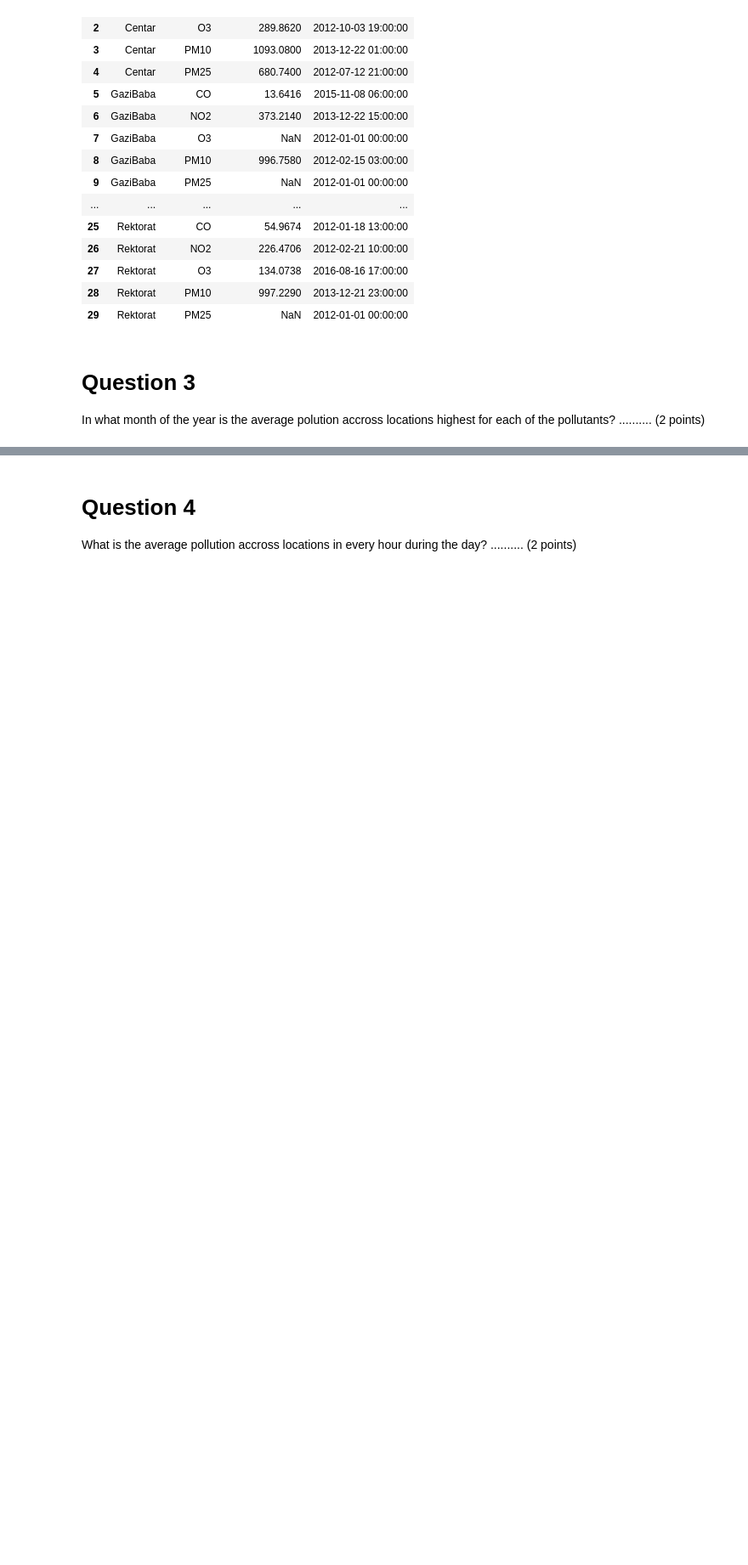
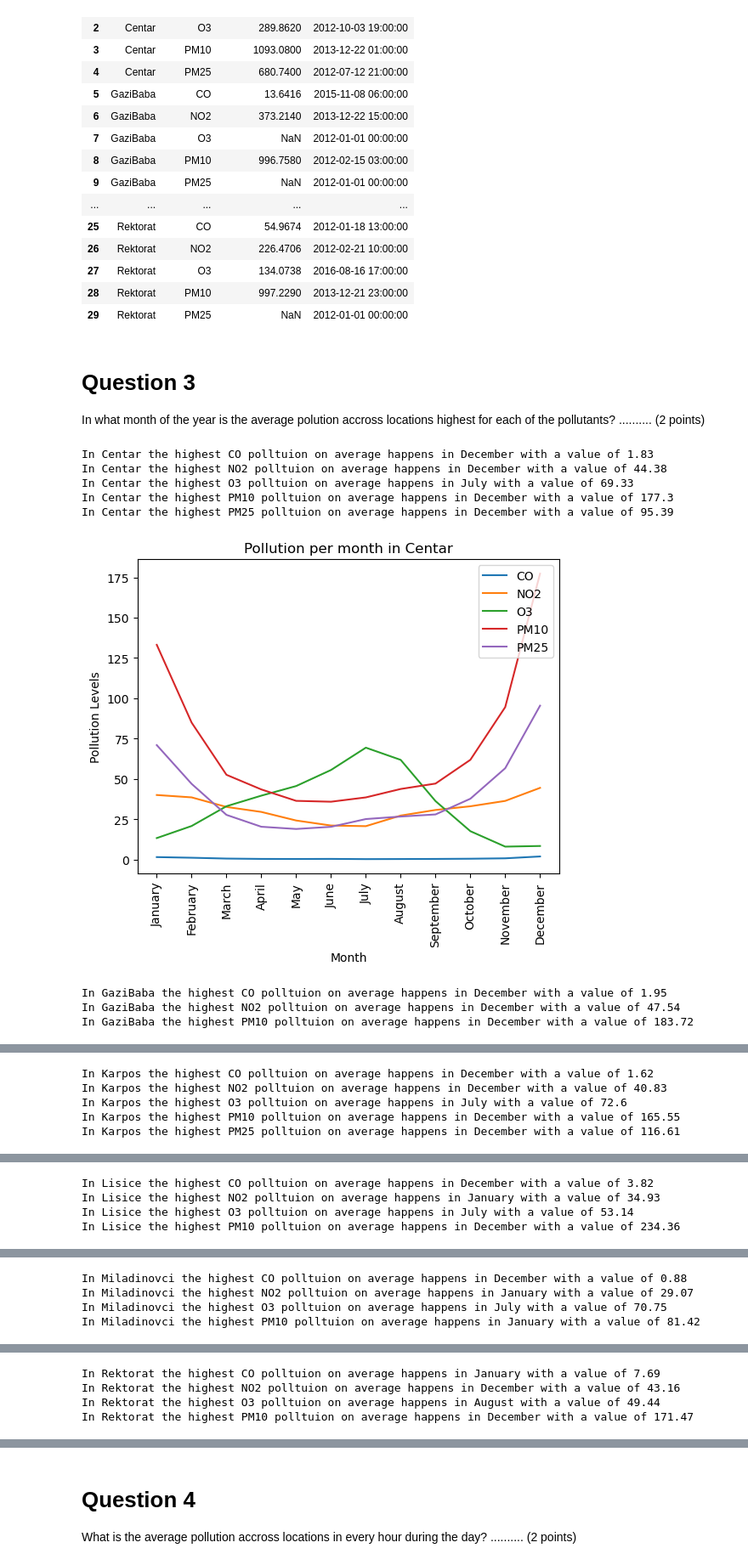
Before and after one commit to zdravozdravo/air-pollution-repo, a Jupyter notebook: 03 Air Pollution.ipynb, the cells around one changed output, grey strips where cells are left out. Shown at 85% size. Drawn from its saved outputs; the diff is of its cells as text; code cells hidden in the pictures; blank space fills up the shorter version.

```diff
--- a/03 Air Pollution.ipynb
+++ b/03 Air Pollution.ipynb
@@ -274,8 +270,44 @@ In what month of the year is the average polution accross locations highest for
 # %%
 # Solution
 
-# IDEJA ZA SEKOJA LOKACIJA POSEBNO DA GI PODELAM
-# I POSLE DA IMA LINII ZA SEKOJ POLUTANT DA IDE NAGORE NADOLE ZA SEKOJ MESEC
 
-# SLICNO KAKO STO E NA LINKOV -- > https://air.moepp.gov.mk/?page_id=175
-# ALI 5 pati, PO 1 ZA SEKOJA LOKACIJA OFC
+# USED IN THE PLOTTING FUNCTION
+months_list = [ month for month in df['datetime'].dt.month_name().unique() ]
+
+# USED IN THE LOOPS
+location_list = [ loc for loc in df.columns[:6]]
+pollutants_list = [ pollutant for pollutant in df['pollutant_type'].unique() ]
+
+
+for location in location_list:
+    for pollutant in pollutants_list:
+        q3_df = df[df['pollutant_type'] == pollutant]
+        q3_df = q3_df[[location , 'datetime', 'pollutant_type']].groupby(q3_df['datetime'].dt.month).mean()
+
+
+        printable = q3_df.sort_values(by=location, ascending=False)
+        if str(printable.values[0][0]) != 'nan':
+            print(f'In {location} the highest {pollutant} polltuion on average happens in {months_list[int(printable.index[0])-1]} with a value of {round(printable.values[0][0],2)}')
+
+            data_to_plot = pd.DataFrame()
+
+            data_to_plot['Month'] = np.array(months_list)
+            data_to_plot['Pollution Levels'] = q3_df.values
+
+            sns.lineplot(data=data_to_plot, x='Month', y='Pollution Levels', label=pollutant)
+
+    plt.title(f'Pollution per month in {location}')
+    plt.xticks(rotation=90)
+    plt.legend(loc="upper right")
+    plt.show()
+    print("\n\n\n")
+# %% [output]
+In Centar the highest CO polltuion on average happens in December with a value of 1.83
+In Centar the highest NO2 polltuion on average happens in December with a value of 44.38
+In Centar the highest O3 polltuion on average happens in July with a value of 69.33
+In Centar the highest PM10 polltuion on average happens in December with a value of 177.3
+In Centar the highest PM25 polltuion on average happens in December with a value of 95.39
+[figure, added]
+In GaziBaba the highest CO polltuion on average happens in December with a value of 1.95
+In GaziBaba the highest NO2 polltuion on average happens in December with a value of 47.54
+In GaziBaba the highest PM10 polltuion on average happens in December with a value of 183.72
@@ -281,0 +315,5 @@ In what month of the year is the average polution accross locations highest for
+In Karpos the highest CO polltuion on average happens in December with a value of 1.62
+In Karpos the highest NO2 polltuion on average happens in December with a value of 40.83
+In Karpos the highest O3 polltuion on average happens in July with a value of 72.6
+In Karpos the highest PM10 polltuion on average happens in December with a value of 165.55
+In Karpos the highest PM25 polltuion on average happens in December with a value of 116.61
@@ -281,0 +321,4 @@ In what month of the year is the average polution accross locations highest for
+In Lisice the highest CO polltuion on average happens in December with a value of 3.82
+In Lisice the highest NO2 polltuion on average happens in January with a value of 34.93
+In Lisice the highest O3 polltuion on average happens in July with a value of 53.14
+In Lisice the highest PM10 polltuion on average happens in December with a value of 234.36
@@ -281,0 +326,4 @@ In what month of the year is the average polution accross locations highest for
+In Miladinovci the highest CO polltuion on average happens in December with a value of 0.88
+In Miladinovci the highest NO2 polltuion on average happens in January with a value of 29.07
+In Miladinovci the highest O3 polltuion on average happens in July with a value of 70.75
+In Miladinovci the highest PM10 polltuion on average happens in January with a value of 81.42
@@ -281,0 +331,4 @@ In what month of the year is the average polution accross locations highest for
+In Rektorat the highest CO polltuion on average happens in January with a value of 7.69
+In Rektorat the highest NO2 polltuion on average happens in December with a value of 43.16
+In Rektorat the highest O3 polltuion on average happens in August with a value of 49.44
+In Rektorat the highest PM10 polltuion on average happens in December with a value of 171.47
```
Also changed, not shown: parts of 2 cells of this notebook.
